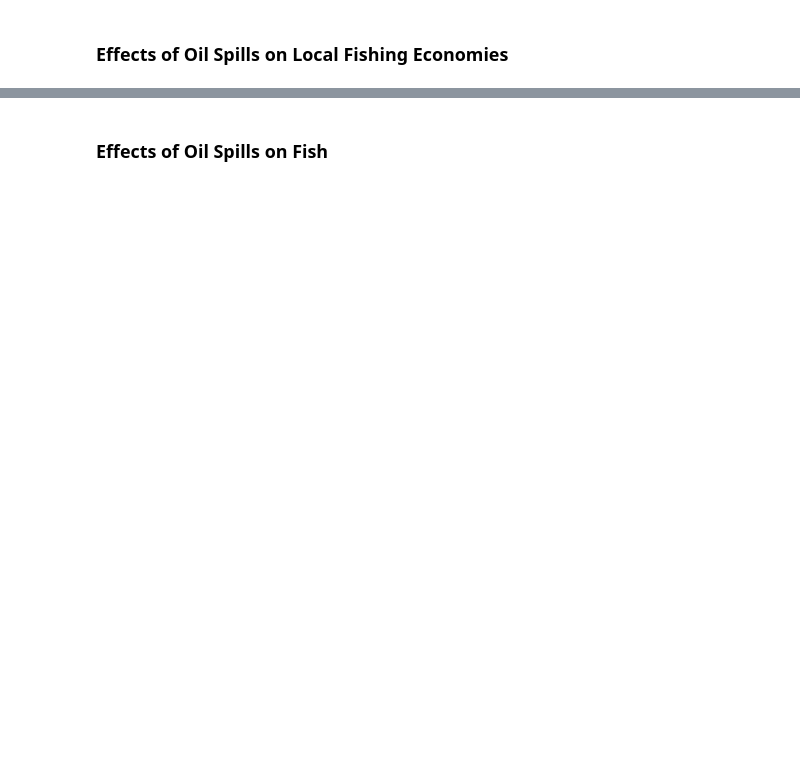
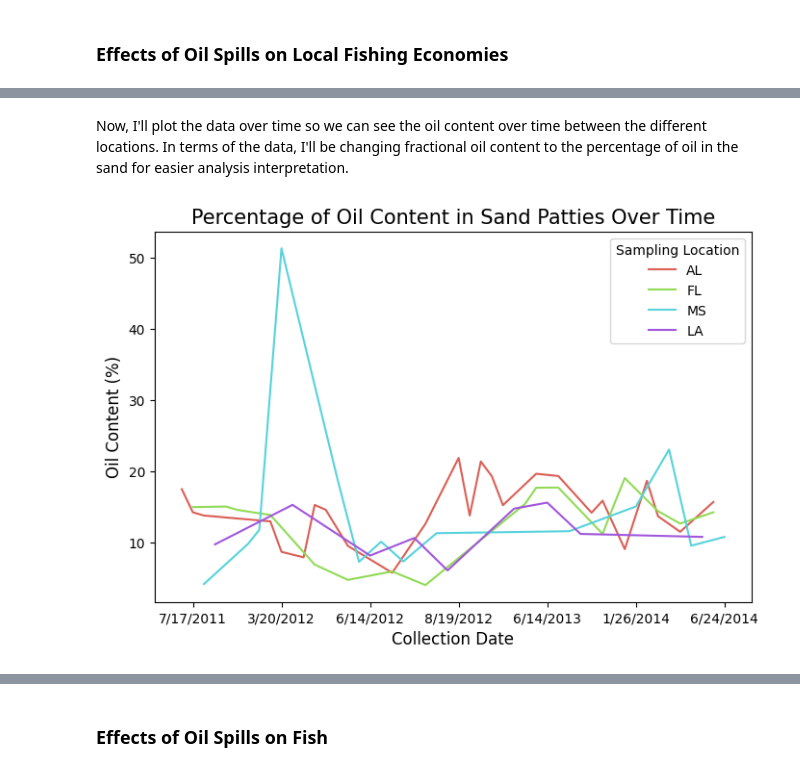
Before and after one commit to gbugieda/final-367-datascience, a Jupyter notebook: Final.ipynb, the cells around one changed output, grey strips where cells are left out. Drawn from its saved outputs; the diff is of its cells as text; code cells hidden in the pictures; blank space fills up the shorter version.

Commit message:
added information on oil in sand

```diff
--- a/Final.ipynb
+++ b/Final.ipynb
@@ -170,0 +185,5 @@ Together, between the sites that contained oil or didn't, the total percent of b
+# %%
+oil_sand_df = pd.read_excel('data/oil-sand.xlsx',sheet_name="data")
+## need to drop last 4 rows due to non-data information attached by source
+oil_sand_df.drop(oil_sand_df.tail(4).index,inplace = True) ## dropping last 4 rows
+oil_sand_df.tail()
@@ -170,0 +197,5 @@ Together, between the sites that contained oil or didn't, the total percent of b
+# %%
+#change location to just state name and let's plot the oil content over time
+oil_areas_df = oil_sand_df
+oil_areas_df['Sampling Location'] = oil_sand_df['Sampling Location'].apply(lambda x: x.split(',')[1].strip())
+oil_areas_df.head(2)
@@ -170,0 +206,18 @@ Together, between the sites that contained oil or didn't, the total percent of b
+# %% [markdown]
+Now, I'll plot the data over time so we can see the oil content over time between the different locations. In terms of the data, I'll be changing fractional oil content to the percentage of oil in the sand for easier analysis interpretation.
+# %%
+plt.subplots(figsize=(8,5))
+oil_areas_df['Fractional Oil Content'] = oil_sand_df['Fractional Oil Content'].apply(lambda x: x * 100)
+ax = sns.lineplot(data=oil_areas_df, x='Collection Date', y='Fractional Oil Content', hue='Sampling Location',estimator=np.median,ci=None,palette="hls")
+plt.title('Percentage of Oil Content in Sand Patties Over Time',fontsize=15)
+plt.ylabel("Oil Content (%)",fontsize=12)
+plt.xlabel("Collection Date",fontsize=12)
+xticks = ax.xaxis.get_major_ticks()
+for i in range(len(xticks)):
+    if i % 8 == 1:
+        xticks[i].set_visible(True)
+    else:
+        xticks[i].set_visible(False)
+plt.show()
+# %% [output]
+[figure, added]
```
Also changed, not shown: parts of 15 cells of this notebook, 1 other file.
